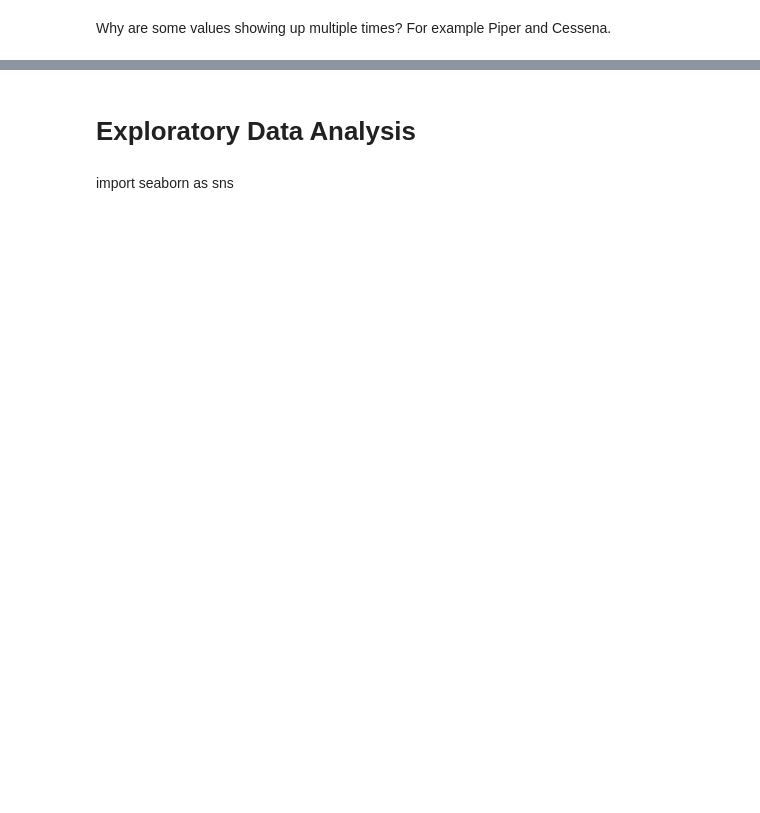
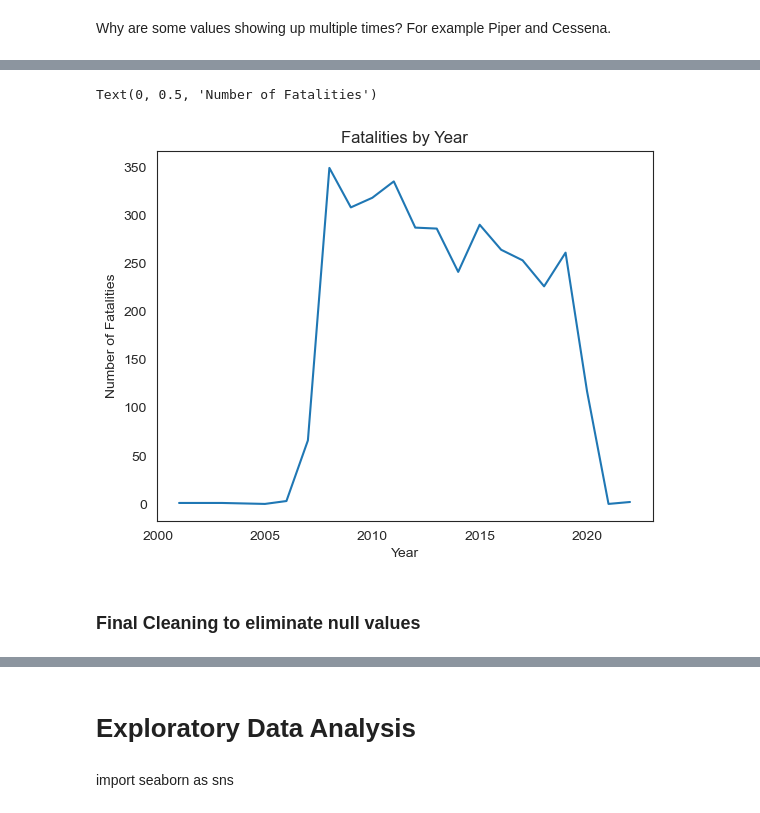
Before and after one commit to hannahdallas/aviation_strategy, a Jupyter notebook: notebook.ipynb, the cells around one changed output, grey strips where cells are left out. Cells and saved outputs as stored; diff of their text form; code cells hidden in the pictures; blank space fills up the shorter version.

```diff
--- a/notebook.ipynb
+++ b/notebook.ipynb
@@ -535,0 +483,11 @@ Name: count, Length: 115, dtype: int64
+# %%
+df_year=df.groupby(df['Date'].dt.year)['Fatal_Injuries'].sum()
+df_year.head()
+
+plt.plot(df_year)
+plt.title('Fatalities by Year')
+plt.xlabel('Year')
+plt.ylabel('Number of Fatalities')
+# %% [output]
+Text(0, 0.5, 'Number of Fatalities')
+[figure, added]
@@ -535,0 +497,2 @@ Name: count, Length: 115, dtype: int64
+# %% [markdown]
+### Final Cleaning to eliminate null values
```
Also changed, not shown: parts of 91 cells of this notebook.
